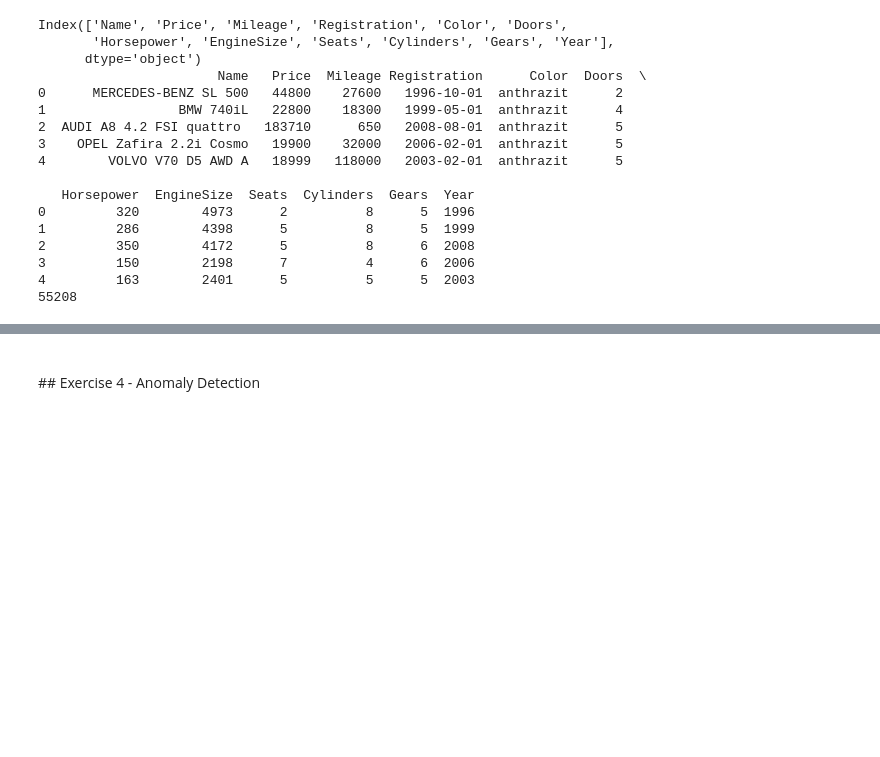
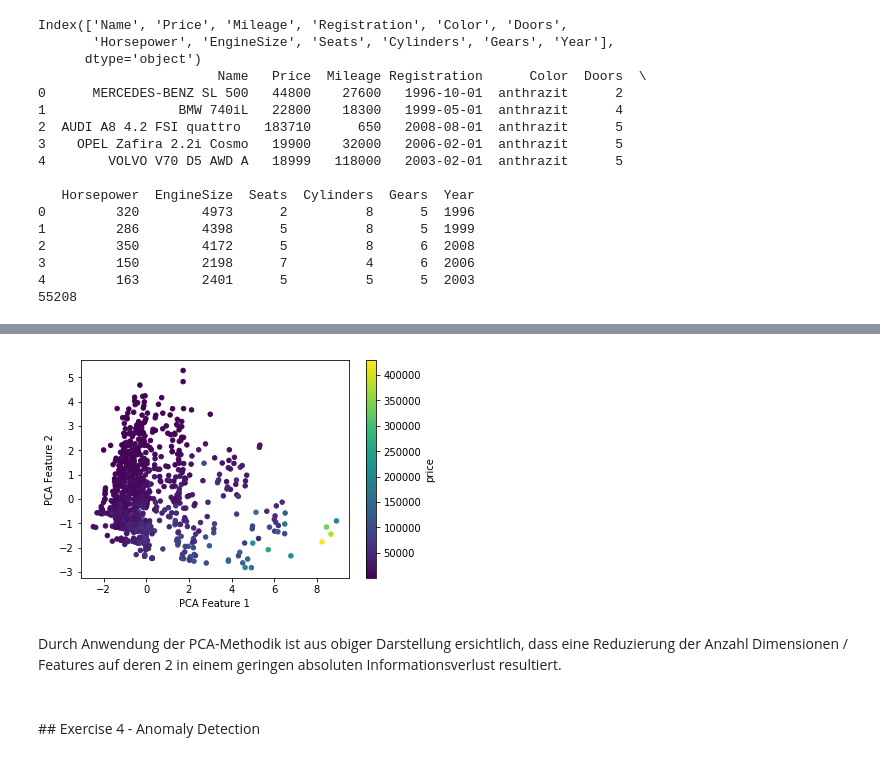
Before and after one commit to markuskaufmann/MachineLearning, a Jupyter notebook: Assignment_4/Assignment 4.ipynb, the cells around one changed output, grey strips where cells are left out. Drawn from its saved outputs; the diff is of its cells as text; code cells hidden in the pictures; blank space fills up the shorter version.

```diff
--- a/Assignment_4/Assignment 4.ipynb
+++ b/Assignment_4/Assignment 4.ipynb
@@ -139,3 +160,21 @@ plt.show()
+# %%
+data_plot = pd.DataFrame()
+data_plot['feature1'] = pca[:,0]
+data_plot['feature2'] = pca[:,1]
+data_plot['price'] = y
+
+data_plot = data_plot.sample(n=1000)
+
+fig, ax = plt.subplots()
+data_plot.plot.scatter(x='feature1', y='feature2', c='price', colormap='viridis', ax=ax)
+
+plt.xlabel('PCA Feature 1')
+plt.ylabel('PCA Feature 2')
+plt.show()
+# %% [output]
+[figure, added]
+# %% [markdown]
+Durch Anwendung der PCA-Methodik ist aus obiger Darstellung ersichtlich, dass eine Reduzierung der Anzahl Dimensionen / Features auf deren 2 in einem geringen absoluten Informationsverlust resultiert.
 # %% [markdown]
 <br>
 ## Exercise 4 - Anomaly Detection
```
Also changed, not shown: parts of 11 cells of this notebook.
